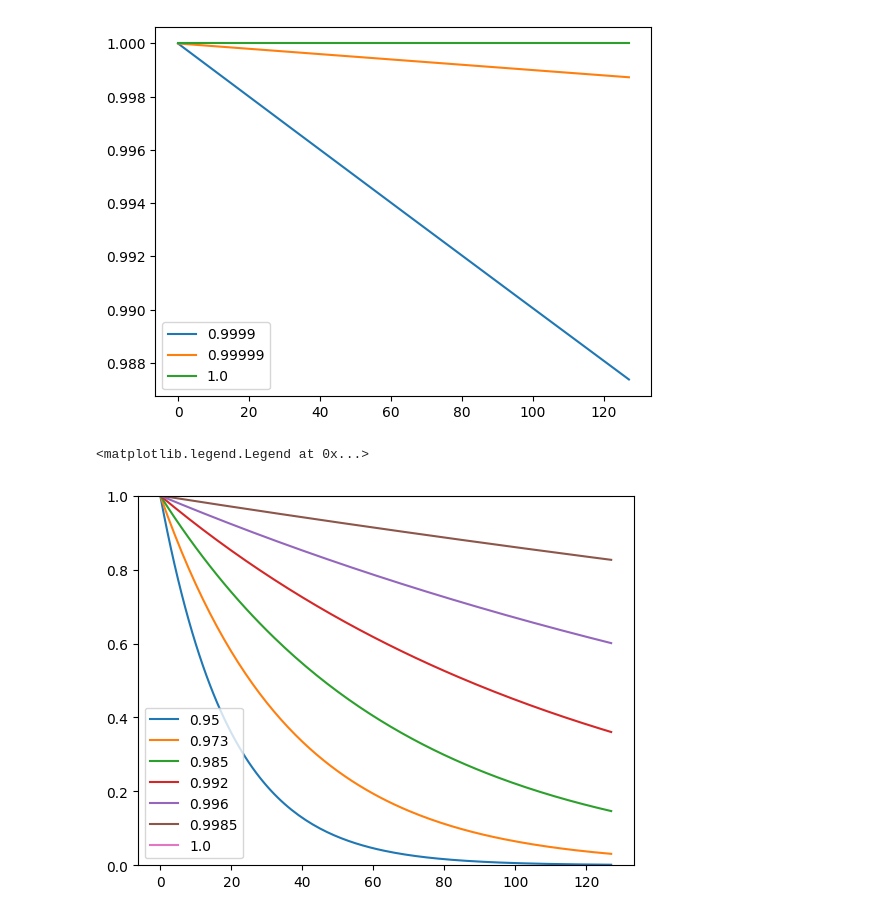
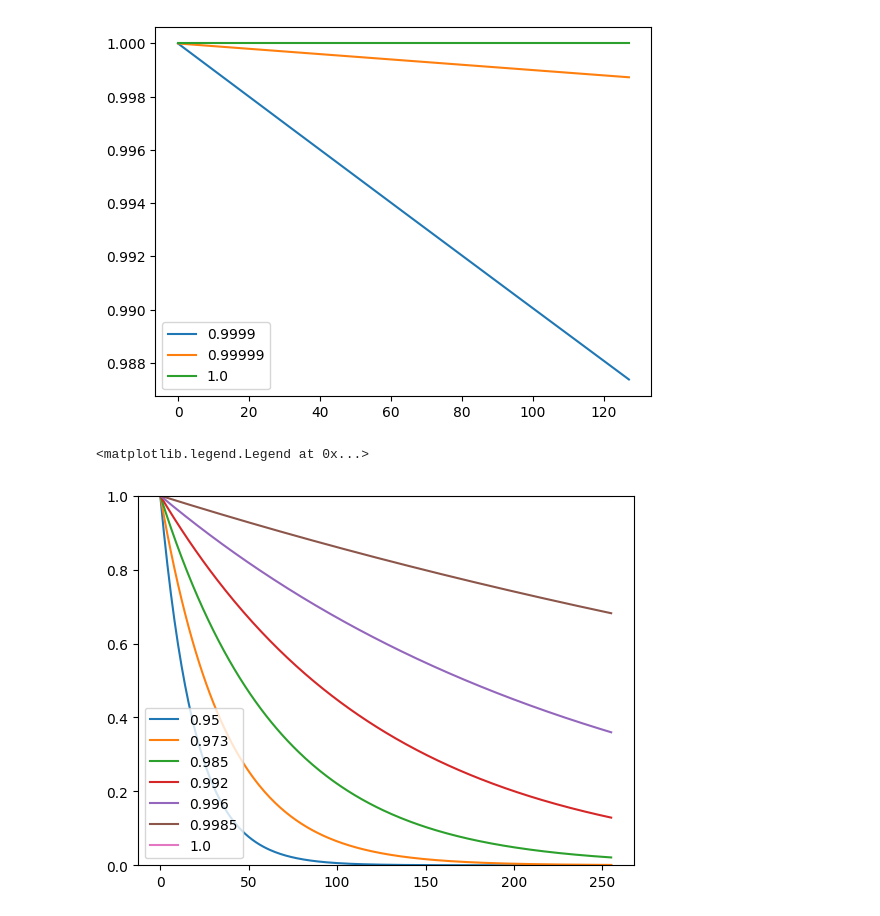
Before and after one commit to BartekCupial/sample-factory, a Jupyter notebook: notebooks/discounts.ipynb, the cells around one changed output. Saved outputs shown, nothing was run; the diff lists cells and outputs as text; code cells hidden in the pictures.

```diff
--- a/notebooks/discounts.ipynb
+++ b/notebooks/discounts.ipynb
@@ -13,9 +13,9 @@ plt.legend()
 [figure]
 # %%
 for gae_lambda in [0.95, 0.973, 0.985, 0.992, 0.996, 0.9985, 1.0]:
-    plt.plot([np.prod(np.ones(i) * gae_lambda) for i in range(128)], label=gae_lambda)
+    plt.plot([np.prod(np.ones(i) * gae_lambda) for i in range(256)], label=gae_lambda)
 plt.ylim(0, 1)
 plt.legend()
 # %% [output]
 <matplotlib.legend.Legend at 0x...>
-[figure, old version]
+[figure, new version]
```
Also changed, not shown: 2 other files.
